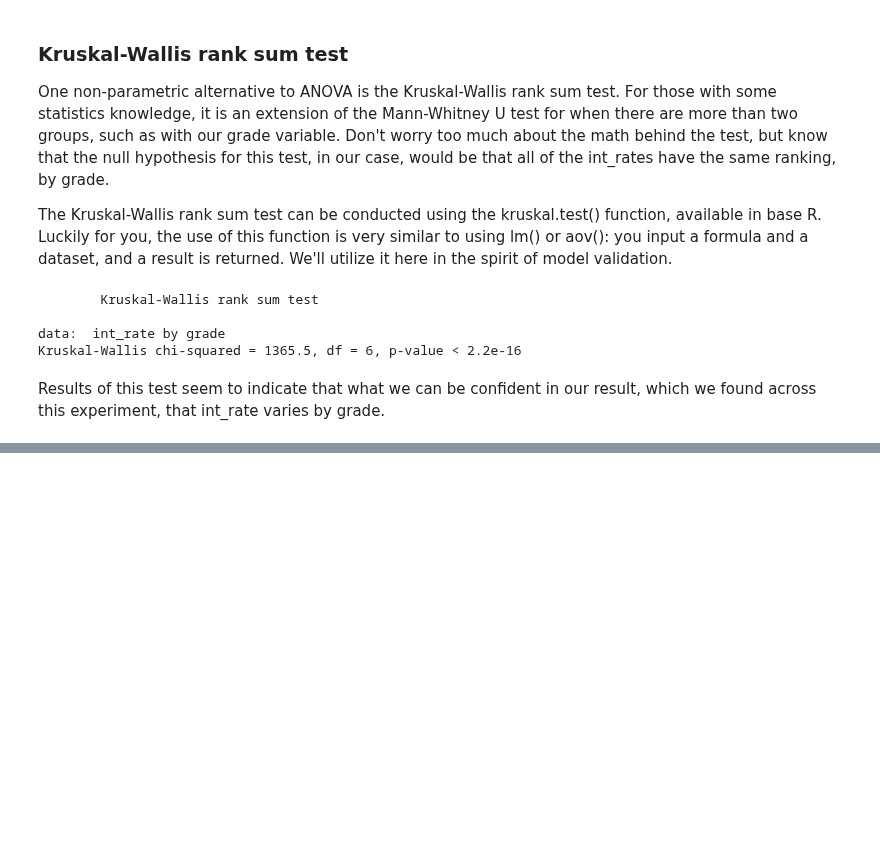
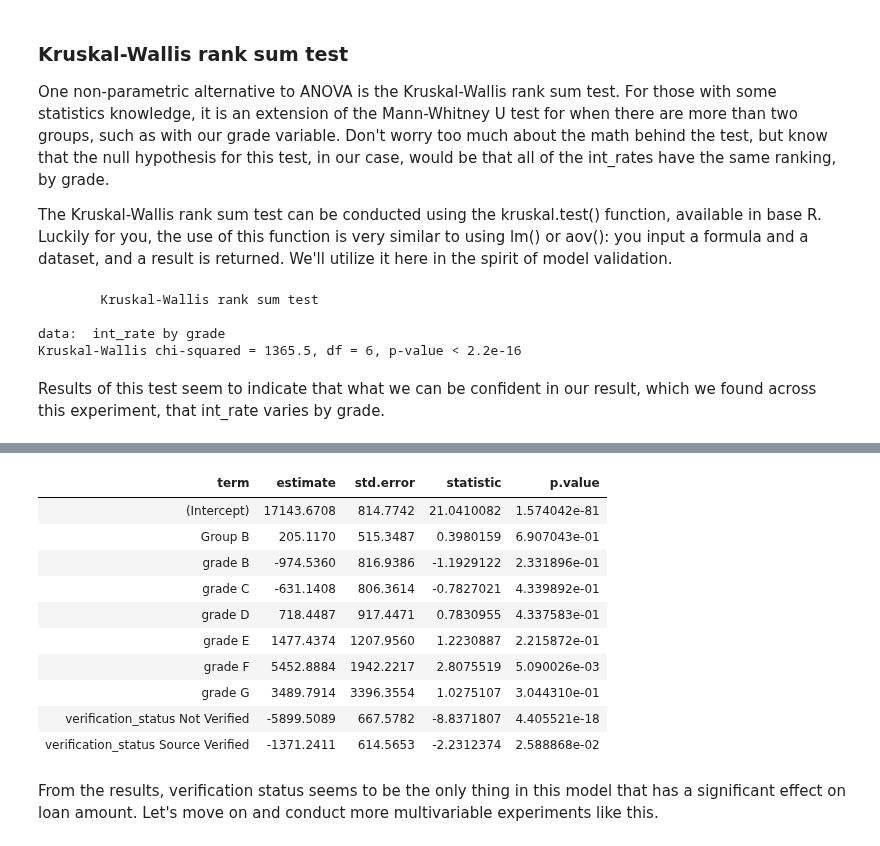
Before and after one commit to iamjz/R-Data, a Jupyter notebook: Design of Experiments.ipynb, the cells around one changed output, grey strips where cells are left out. Cells and saved outputs as stored; diff of their text form; code cells hidden in the pictures; blank space fills up the shorter version.

```diff
--- a/Design of Experiments.ipynb
+++ b/Design of Experiments.ipynb
@@ -1411,0 +1483,20 @@ They have a general hypothesis that softer, gentler colors may influence applica
+# %%
+# Build lendingclub_multi
+lendingclub_multi <-lm(loan_amnt ~ Group + grade + verification_status, data = lendingclub_ab)
+
+# Examine lendingclub_multi results
+tidy(lendingclub_multi)
+# %% [output]
+| term | estimate | std.error | statistic | p.value |
+| (Intercept) | 17143.6708 | 814.7742 | 21.0410082 | 1.574042e-81 |
+| Group B | 205.1170 | 515.3487 | 0.3980159 | 6.907043e-01 |
+| grade B | -974.5360 | 816.9386 | -1.1929122 | 2.331896e-01 |
+| grade C | -631.1408 | 806.3614 | -0.7827021 | 4.339892e-01 |
+| grade D | 718.4487 | 917.4471 | 0.7830955 | 4.337583e-01 |
+| grade E | 1477.4374 | 1207.9560 | 1.2230887 | 2.215872e-01 |
+| grade F | 5452.8884 | 1942.2217 | 2.8075519 | 5.090026e-03 |
+| grade G | 3489.7914 | 3396.3554 | 1.0275107 | 3.044310e-01 |
+| verification_status Not Verified | -5899.5089 | 667.5782 | -8.8371807 | 4.405521e-18 |
+| verification_status Source Verified | -1371.2411 | 614.5653 | -2.2312374 | 2.588868e-02 |
+# %% [markdown]
+From the results, verification status seems to be the only thing in this model that has a significant effect on loan amount. Let's move on and conduct more multivariable experiments like this.
```
Also changed, not shown: parts of 12 cells of this notebook, 1 other file.
